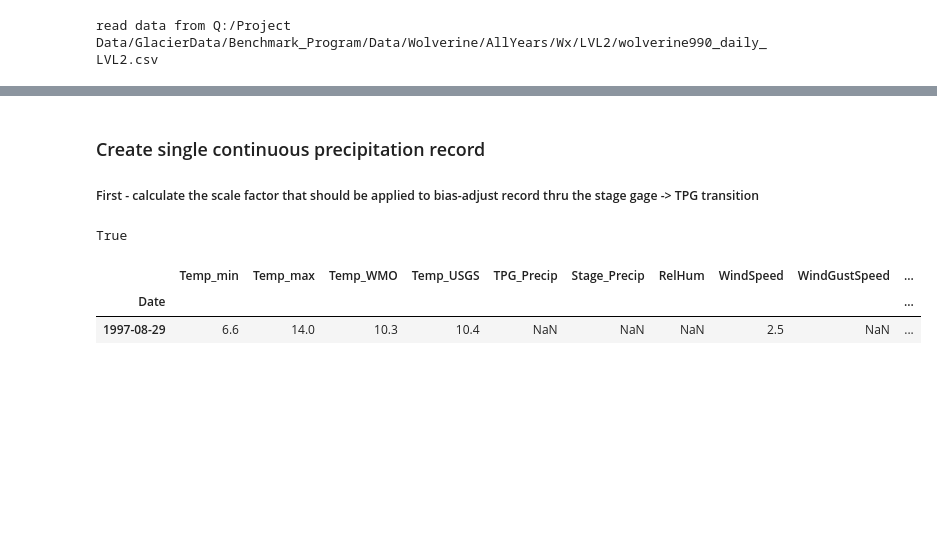
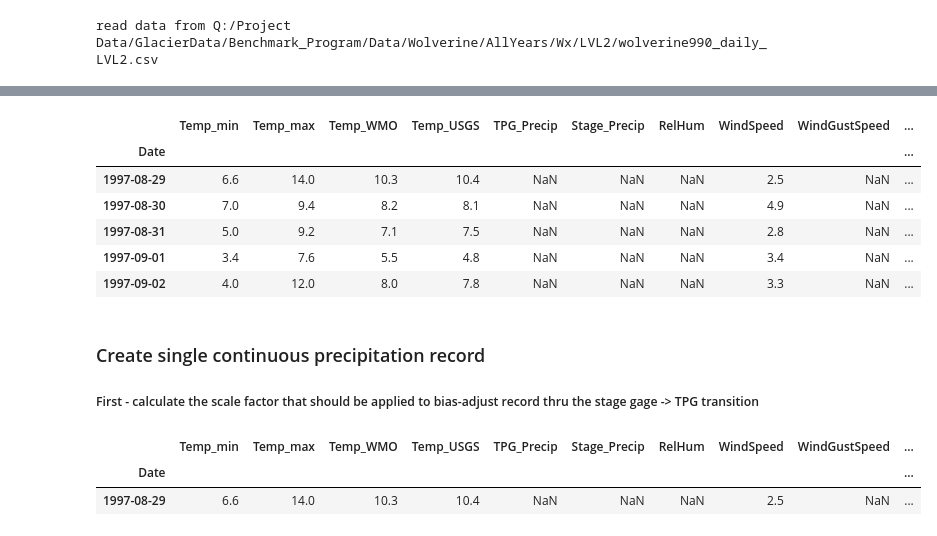
Before and after one commit to ehbaker/WXmunge, a Jupyter notebook: LVL3.ipynb, the cells around one changed output, grey strips where cells are left out. Cells and saved outputs as stored; diff of their text form; code cells hidden in the pictures; blank space fills up the shorter version.

```diff
--- a/LVL3.ipynb
+++ b/LVL3.ipynb
@@ -30,7 +30,7 @@ dat=pd.read_csv(pth)
 print("read data from "+ pth)
 
 #Set time index
-dat.Date=pd.to_datetime(dat.Date, format='%Y/%m/%d')
+dat.Date=pd.to_datetime(dat.Date, infer_datetime_format=True)
 dat=dat.set_index('Date')
 # %% [output]
 read data from Q:/Project Data/GlacierData/Benchmark_Program/Data/Wolverine/AllYears/Wx/LVL2/wolverine990_daily_LVL2.csv
@@ -76,3 +76,13 @@ Timestamp('1997-08-29 00:00:00')
+# %%
+dat.head()
+# %% [output]
+|  | Temp_min | Temp_max | Temp_WMO | Temp_USGS | TPG_Precip | Stage_Precip | RelHum | WindSpeed | WindGustSpeed | ... |
+| Date |  |  |  |  |  |  |  |  |  | ... |
+| 1997-08-29 | 6.6 | 14.0 | 10.3 | 10.4 | NaN | NaN | NaN | 2.5 | NaN | ... |
+| 1997-08-30 | 7.0 | 9.4 | 8.2 | 8.1 | NaN | NaN | NaN | 4.9 | NaN | ... |
+| 1997-08-31 | 5.0 | 9.2 | 7.1 | 7.5 | NaN | NaN | NaN | 2.8 | NaN | ... |
+| 1997-09-01 | 3.4 | 7.6 | 5.5 | 4.8 | NaN | NaN | NaN | 3.4 | NaN | ... |
+| 1997-09-02 | 4.0 | 12.0 | 8.0 | 7.8 | NaN | NaN | NaN | 3.3 | NaN | ... |
 # %% [markdown]
 ### Create single continuous precipitation record
 #####  First - calculate the scale factor that should be applied to bias-adjust record thru the stage gage -> TPG transition
@@ -82,7 +92,3 @@ daily_dat=wx.define_precip_phase(dat, 'Temp_USGS') #daily dat is a copy of origi
-# %%
-dat.equals(dat_new)
-# %% [output]
-True
 # %%
 daily_dat.head(1)
 # %% [output]
```
Also changed, not shown: parts of 70 cells of this notebook.
